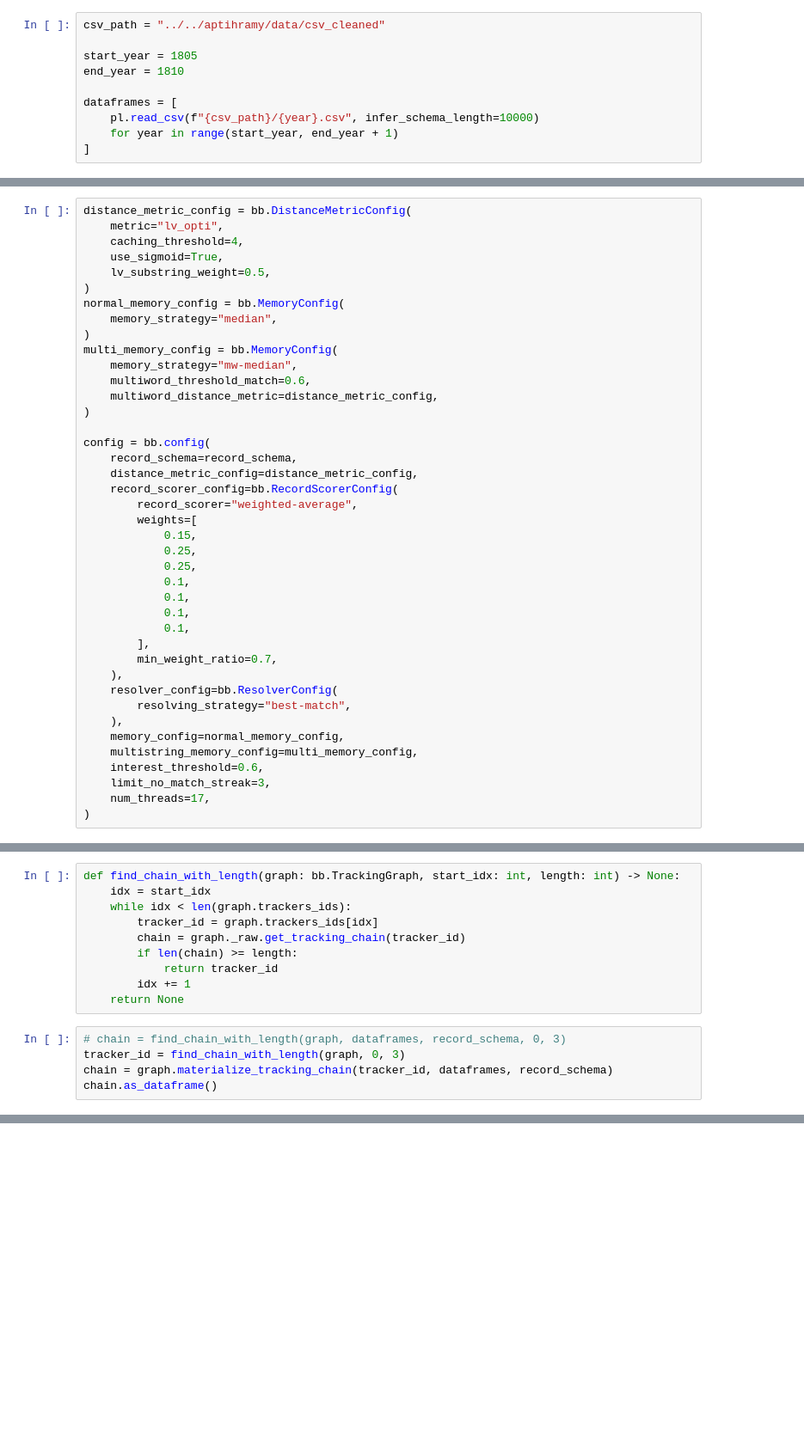
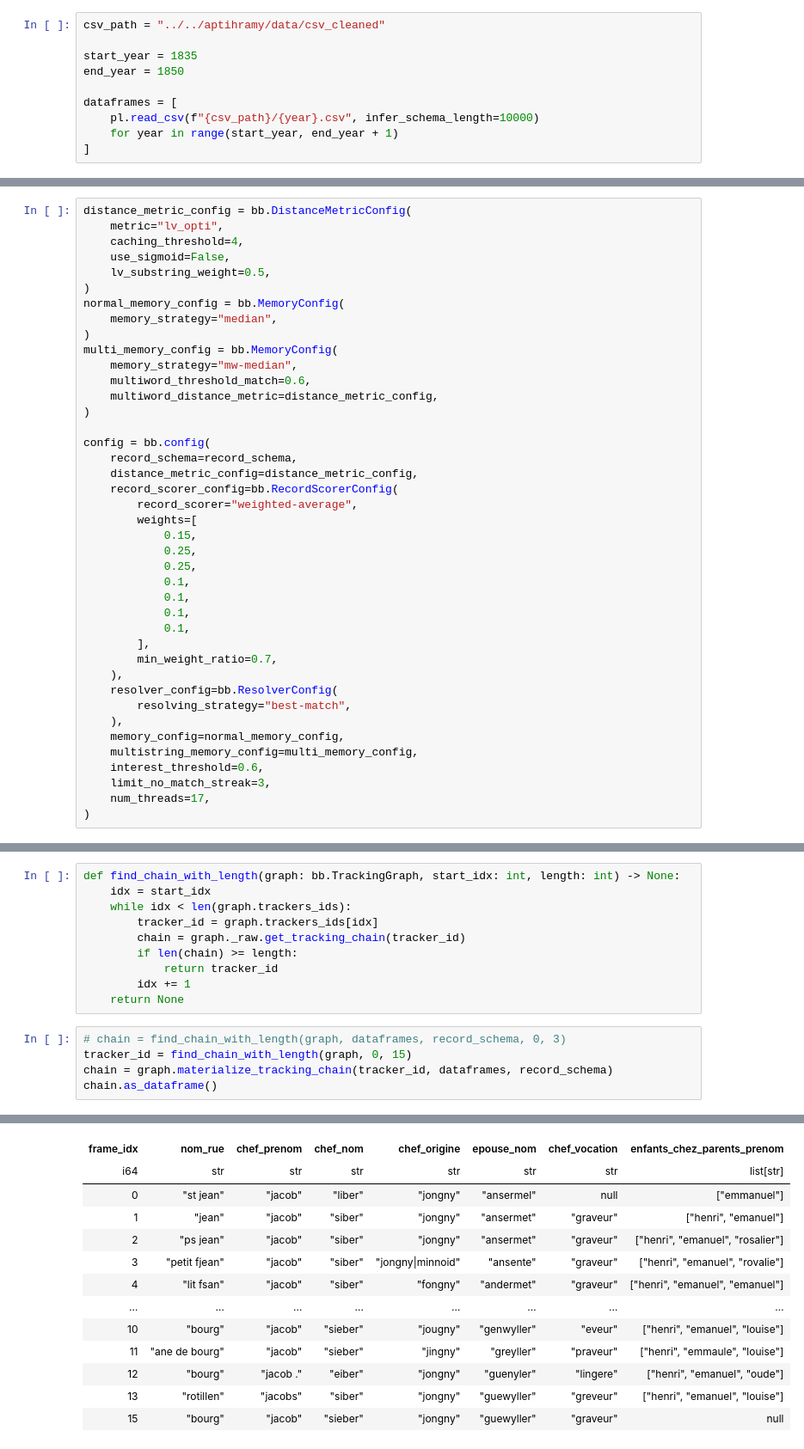
Before and after one commit to Plouc314/blitzbeaver, a Jupyter notebook: notebooks/test.ipynb, the cells around one changed output, grey strips where cells are left out. Shown at 86% size. Cells and saved outputs as stored; diff of their text form; blank space fills up the shorter version.

Commit message:
start normalization

```diff
--- a/notebooks/test.ipynb
+++ b/notebooks/test.ipynb
@@ -5,8 +5,8 @@ import blitzbeaver as bb
 # %%
 csv_path = "../../aptihramy/data/csv_cleaned"
 
-start_year = 1805
-end_year = 1810
+start_year = 1835
+end_year = 1850
 
 dataframes = [
     pl.read_csv(f"{csv_path}/{year}.csv", infer_schema_length=10000)
@@ -39,7 +39,7 @@ record_schema = bb.RecordSchema(
 distance_metric_config = bb.DistanceMetricConfig(
     metric="lv_opti",
     caching_threshold=4,
-    use_sigmoid=True,
+    use_sigmoid=False,
     lv_substring_weight=0.5,
 )
 normal_memory_config = bb.MemoryConfig(
@@ -152,6 +179,7 @@ def find_chain_with_length(graph: bb.TrackingGraph, start_idx: int, length: int)
     return None
 # %%
 # chain = find_chain_with_length(graph, dataframes, record_schema, 0, 3)
-tracker_id = find_chain_with_length(graph, 0, 3)
+tracker_id = find_chain_with_length(graph, 0, 15)
 chain = graph.materialize_tracking_chain(tracker_id, dataframes, record_schema)
 chain.as_dataframe()
+# %% [output]
@@ -157,0 +187,13 @@ chain.as_dataframe()
+| frame_idx | nom_rue | chef_prenom | chef_nom | chef_origine | epouse_nom | chef_vocation | enfants_chez_parents_prenom |
+| i64 | str | str | str | str | str | str | list[str] |
+| 0 | "st jean" | "jacob" | "liber" | "jongny" | "ansermel" | null | ["emmanuel"] |
+| 1 | "jean" | "jacob" | "siber" | "jongny" | "ansermet" | "graveur" | ["henri", "emanuel"] |
+| 2 | "ps jean" | "jacob" | "siber" | "jongny" | "ansermet" | "graveur" | ["henri", "emanuel", "rosalier"] |
+| 3 | "petit fjean" | "jacob" | "siber" | "jongny|minnoid" | "ansente" | "graveur" | ["henri", "emanuel", "rovalie"] |
+| 4 | "lit fsan" | "jacob" | "siber" | "fongny" | "andermet" | "graveur" | ["henri", "emanuel", "emanuel"] |
+| … | … | … | … | … | … | … | … |
+| 10 | "bourg" | "jacob" | "sieber" | "jougny" | "genwyller" | "eveur" | ["henri", "emanuel", "louise"] |
+| 11 | "ane de bourg" | "jacob" | "sieber" | "jingny" | "greyller" | "praveur" | ["henri", "emmaule", "louise"] |
+| 12 | "bourg" | "jacob ." | "eiber" | "jongny" | "guenyler" | "lingere" | ["henri", "emanuel", "oude"] |
+| 13 | "rotillen" | "jacobs" | "siber" | "jongny" | "guewyller" | "greveur" | ["henri", "emanuel", "louise"] |
+| 15 | "bourg" | "jacob" | "sieber" | "jongny" | "guewyller" | "graveur" | null |
```
Also changed, not shown: parts of 8 cells of this notebook, 7 other files.
